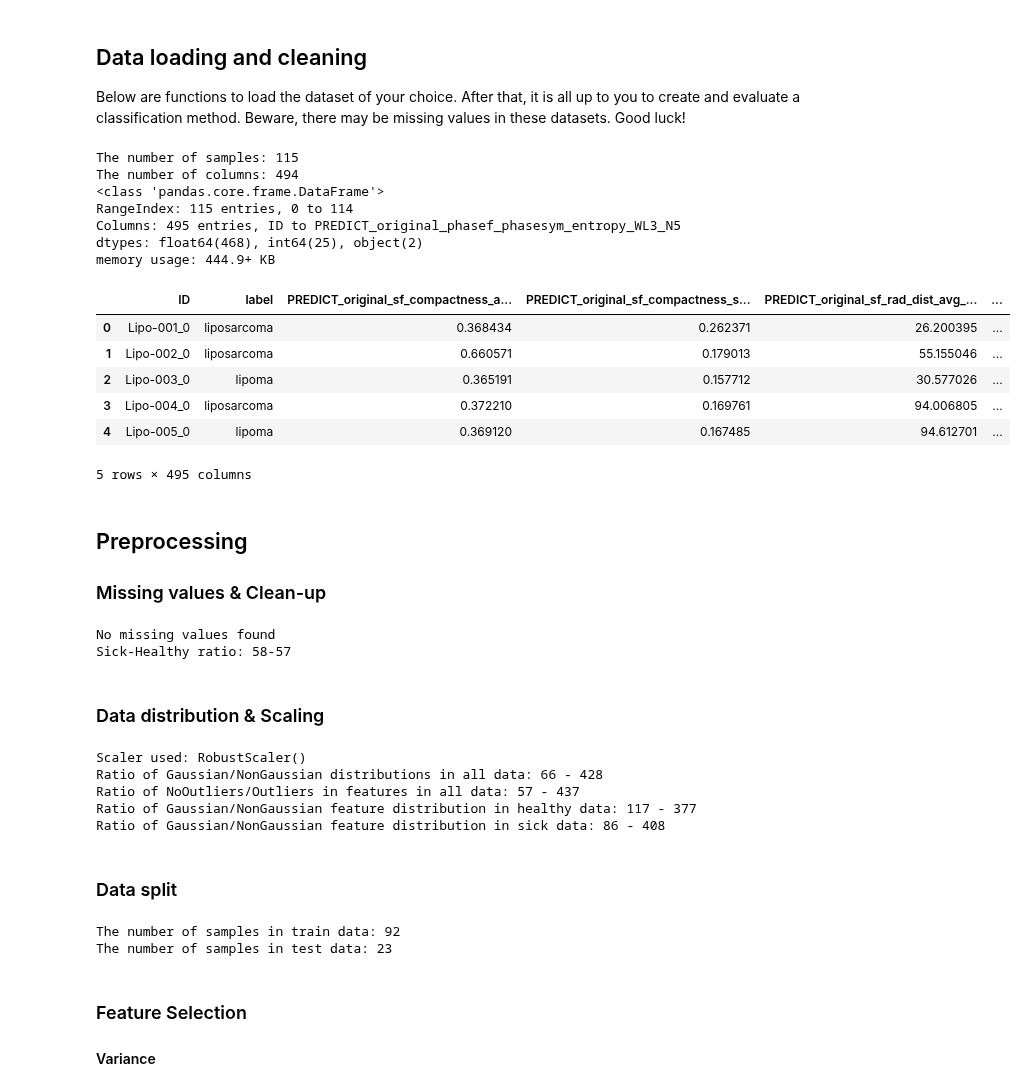
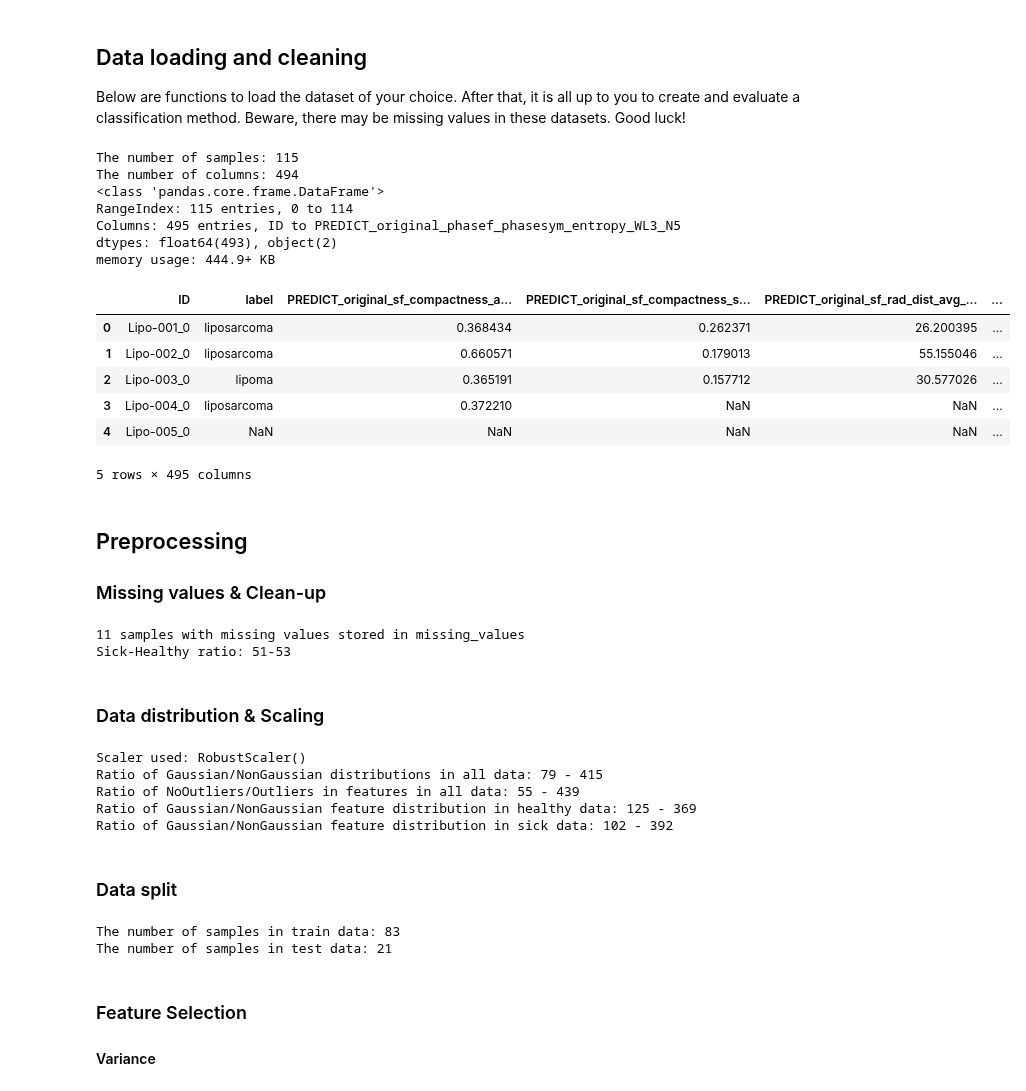
Before and after one commit to livkrom/Machine-Learning, a Jupyter notebook: TM10007_ML_Project-main/assignment.ipynb, the cells around one changed output. Cells and saved outputs as stored; diff of their text form; code cells hidden in the pictures.

Commit message:
Adjust dataframe to features, return missing values

```diff
--- a/TM10007_ML_Project-main/assignment.ipynb
+++ b/TM10007_ML_Project-main/assignment.ipynb
@@ -45,57 +45,56 @@ from sklearn.ensemble import ExtraTreesClassifier
 from lightgbm import LGBMClassifier
 
 
 
 def load_data():
     this_directory = os.getcwd()
     data = pd.read_csv(os.path.join(this_directory, 'Lipo_radiomicFeatures_with_nans.csv'), index_col=0)
     return data
 
 data = load_data()
 print(f'The number of samples: {len(data.index)}')
 print(f'The number of columns: {len(data.columns)}')
 
 # Load the dataset
-file_path = "data.csv"  # Ensure the dataset is in the same directory as the notebook
+file_path = "data_with_nans.csv"  # Ensure the dataset is in the same directory as the notebook
 df = pd.read_csv(file_path)
 
 # Display basic info and first few rows
 df.info()
 df.head()
 # %% [output]
 The number of samples: 115
 The number of columns: 494
 <class 'pandas.core.frame.DataFrame'>
 RangeIndex: 115 entries, 0 to 114
 Columns: 495 entries, ID to PREDICT_original_phasef_phasesym_entropy_WL3_N5
-dtypes: float64(468), int64(25), object(2)
+dtypes: float64(493), object(2)
 memory usage: 444.9+ KB
 |  | ID | label | PREDICT_original_sf_compactness_a... | PREDICT_original_sf_compactness_s... | PREDICT_original_sf_rad_dist_avg_... | ... |
 | 0 | Lipo-001_0 | liposarcoma | 0.368434 | 0.262371 | 26.200395 | ... |
 | 1 | Lipo-002_0 | liposarcoma | 0.660571 | 0.179013 | 55.155046 | ... |
 | 2 | Lipo-003_0 | lipoma | 0.365191 | 0.157712 | 30.577026 | ... |
-| 3 | Lipo-004_0 | liposarcoma | 0.372210 | 0.169761 | 94.006805 | ... |
-| 4 | Lipo-005_0 | lipoma | 0.369120 | 0.167485 | 94.612701 | ... |
+| 3 | Lipo-004_0 | liposarcoma | 0.372210 | NaN | NaN | ... |
+| 4 | Lipo-005_0 | NaN | NaN | NaN | NaN | ... |
 5 rows × 495 columns
 # %% [markdown]
 ## Preprocessing
 ### Missing values & Clean-up
 # %%
+# Drop ID column as it is not useful for training
+df.drop(columns=['ID'], inplace=True)
+
 # Check for missing values and store them
 missing_values = df[df.isna().any(axis=1)]
 
 if not missing_values.empty:
-    print("Missing values stored in missing_values")
+    print(f"{missing_values.shape[0]} samples with missing values stored in missing_values")
+    df = df.drop(missing_values.iloc[0:,:].index)
 else:
     print("No missing values found")
 
-df = df.drop(missing_values.iloc[0:,:].index)
-
 # Encode the target variable
 df['label'] = df['label'].map({'lipoma': 0, 'liposarcoma': 1})
-
-# Drop ID column as it is not useful for training
-df.drop(columns=['ID'], inplace=True)
 
 # Display dataset after preprocessing
 df.head()
@@ -103,8 +102,8 @@ df.head()
 # Find ratio lipoma - liposarcoma
 print(f"Sick-Healthy ratio: {df['label'].sum()}-{df.shape[0]-df['label'].sum()}")
 # %% [output]
-No missing values found
-Sick-Healthy ratio: 58-57
+11 samples with missing values stored in missing_values
+Sick-Healthy ratio: 51-53
 # %% [markdown]
 ### Data distribution & Scaling
 # %%
@@ -168,10 +167,10 @@ print(f"Ratio of Gaussian/NonGaussian feature distribution in healthy data: {not
 print(f"Ratio of Gaussian/NonGaussian feature distribution in sick data: {not_normal_dist1} - {df_label1.shape[1]-not_normal_dist1}")
 # %% [output]
 Scaler used: RobustScaler()
-Ratio of Gaussian/NonGaussian distributions in all data: 66 - 428
-Ratio of NoOutliers/Outliers in features in all data: 57 - 437
-Ratio of Gaussian/NonGaussian feature distribution in healthy data: 117 - 377
-Ratio of Gaussian/NonGaussian feature distribution in sick data: 86 - 408
+Ratio of Gaussian/NonGaussian distributions in all data: 79 - 415
+Ratio of NoOutliers/Outliers in features in all data: 55 - 439
+Ratio of Gaussian/NonGaussian feature distribution in healthy data: 125 - 369
+Ratio of Gaussian/NonGaussian feature distribution in sick data: 102 - 392
 # %% [markdown]
 ### Data split
 # %%
@@ -179,11 +178,15 @@ Ratio of Gaussian/NonGaussian feature distribution in sick data: 86 - 408
 X = df
 y = df.iloc[:, 0]
 X_train, X_test, y_train, y_test = model_selection.train_test_split(X, y, test_size=0.2, stratify=y)
+X_train.drop(columns=['label'], inplace=True)
+X_test.drop(columns=['label'], inplace=True)
+y_train.drop(columns=['label'], inplace=True)
+y_test.drop(columns=['label'], inplace=True)
 print(f'The number of samples in train data: {(X_train.shape[0])}')
 print(f'The number of samples in test data: {(X_test.shape[0])}')
 # %% [output]
-The number of samples in train data: 92
-The number of samples in test data: 23
+The number of samples in train data: 83
+The number of samples in test data: 21
 # %% [markdown]
 ### Feature Selection
 #### Variance
```
Also changed, not shown: parts of 8 cells of this notebook.
